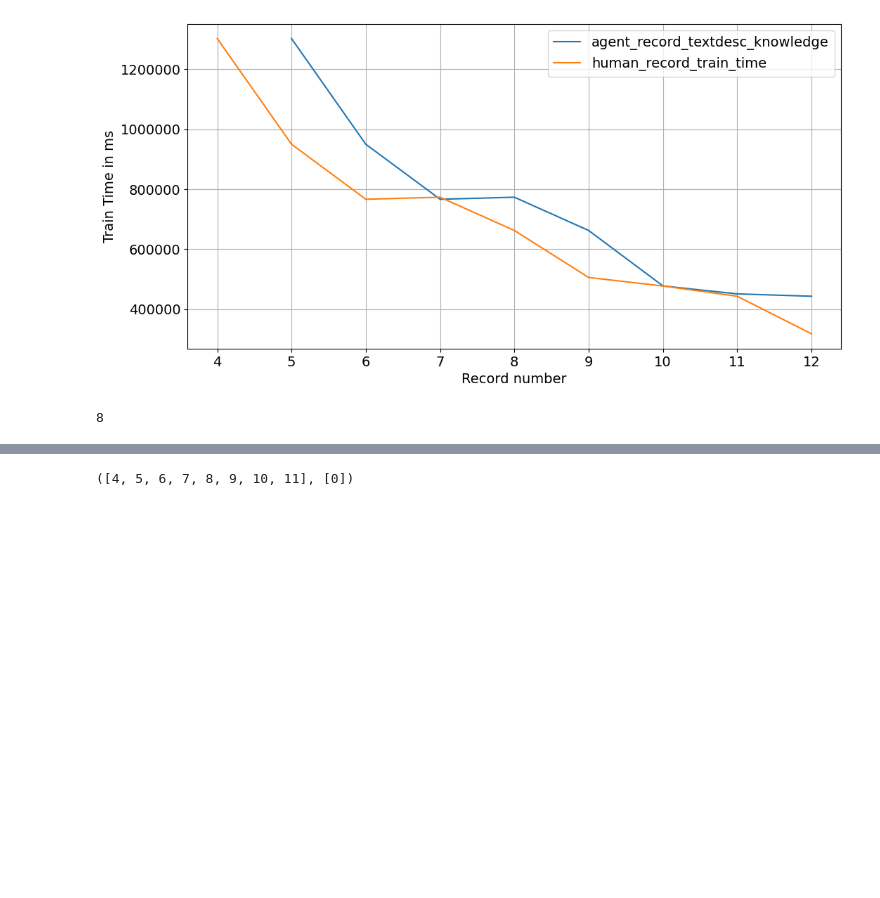
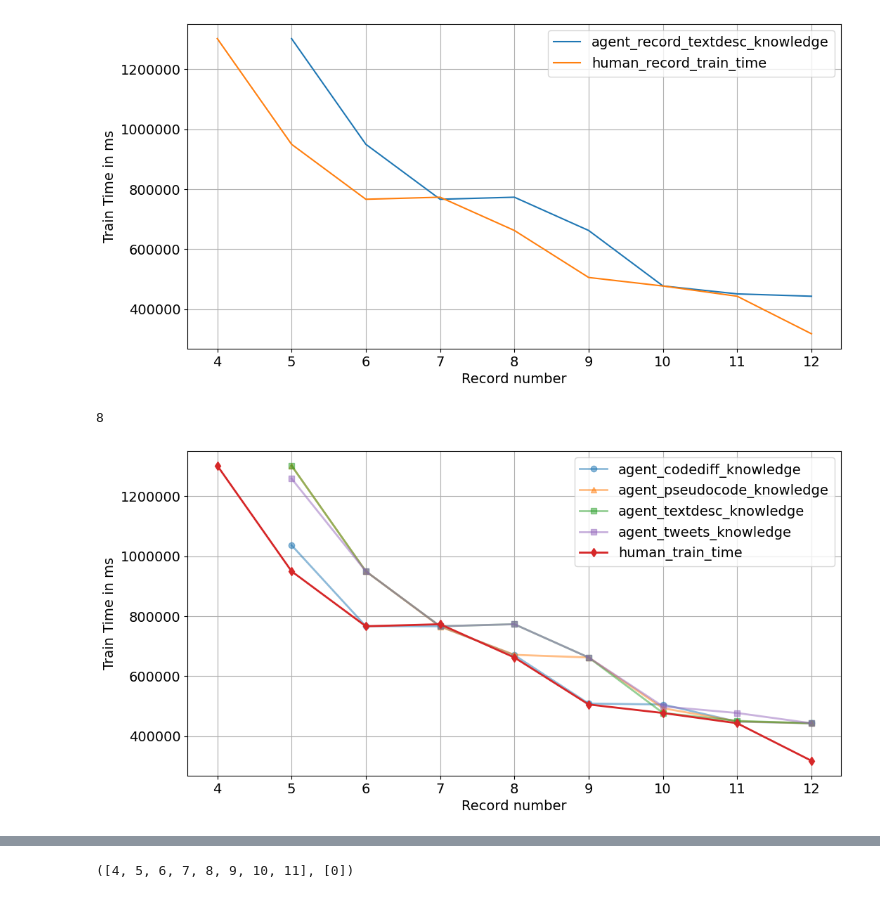
Before and after one commit to facebookresearch/llm-speedrunner, a Jupyter notebook: results.ipynb, the cells around one changed output, grey strips where cells are left out. Cells and saved outputs as stored; diff of their text form; code cells hidden in the pictures; blank space fills up the shorter version.

```diff
--- a/results.ipynb
+++ b/results.ipynb
@@ -236,6 +236,55 @@ len(l3_results)
 8
 # %%
 agent_l3_record, uniq_levels = gather_data_from_results(l3_results)
+# %%
+# plt.plot(
+#     agent_record.keys(),
+#     agent_record.values(),
+#     label='agent_record_codediff_knowledge'
+# )
+# plt.plot(
+#     agent_l1_record.keys(),
+#     agent_l1_record.values(),
+#     label='agent_record_pseudocode_knowledge'
+# )
+# plt.plot(
+#     agent_l2_record.keys(),
+#     agent_l2_record.values(),
+#     label='agent_record_textdesc_knowledge'
+# )
+# plt.plot(
+#     human_train_time_dict.keys(),
+#     human_train_time_dict.values(),
+#     label='human_record_train_time'
+# )
+cmap = plt.get_cmap('tab10')
+plt.plot(agent_record.keys(), agent_record.values(),
+         label='agent_codediff_knowledge',
+         color=cmap(0), linestyle='-', marker='o', linewidth=2, alpha=0.5)
+plt.plot(agent_l1_record.keys(), agent_l1_record.values(),
+         label='agent_pseudocode_knowledge',
+         color=cmap(1), linestyle='-', marker='^', linewidth=2, alpha=0.5)
+plt.plot(agent_l2_record.keys(), agent_l2_record.values(),
+         label='agent_textdesc_knowledge',
+         color=cmap(2), linestyle='-', marker='s', linewidth=2, alpha=0.5)
+plt.plot(agent_l3_record.keys(), agent_l3_record.values(),
+         label='agent_tweets_knowledge',
+         color=cmap(4), linestyle='-', marker='s', linewidth=2, alpha=0.5)
+plt.plot(human_train_time_dict.keys(), human_train_time_dict.values(),
+         label='human_train_time',
+         color=cmap(3), linestyle='-', marker='d', linewidth=2)
+
+plt.xlabel('Record number')
+plt.ylabel('Train Time in ms')
+plt.grid()
+plt.legend()
+def plain_formatter(x, pos):
+    return f"{x:.0f}"
+plt.gca().xaxis.set_major_formatter(ticker.FuncFormatter(plain_formatter))
+plt.gca().yaxis.set_major_formatter(ticker.FuncFormatter(plain_formatter))
+plt.show()
+# %% [output]
+[figure, added]
 # %%
 # plt.plot(
 #     agent_record.keys(),
```
Also changed, not shown: parts of 5 cells of this notebook.
